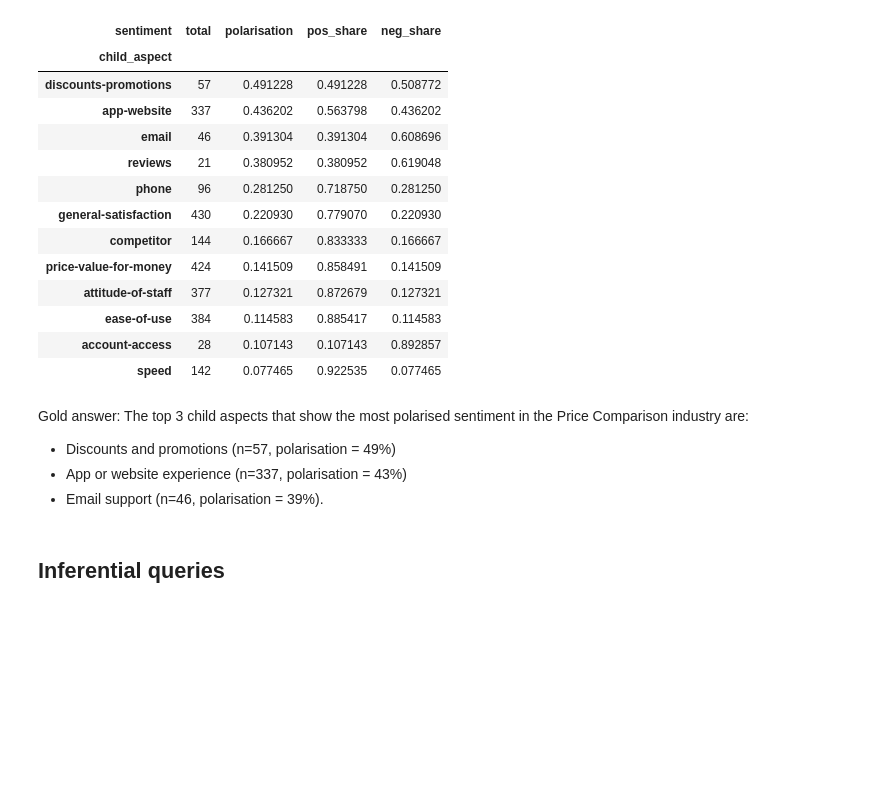
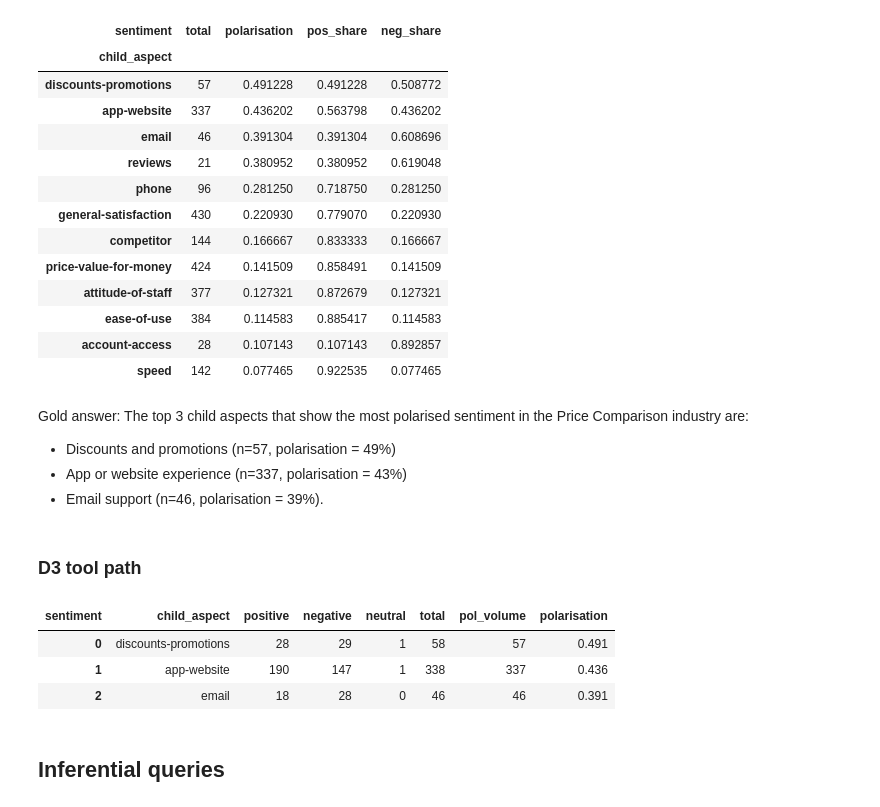
Before and after one commit to zhenyenchan/msc-cx-agent-bench, a Jupyter notebook: notebooks/question-set-1.ipynb, the cells around one changed output. Cells and saved outputs as stored; diff of their text form; code cells hidden in the pictures; blank space fills up the shorter version.

```diff
--- a/notebooks/question-set-1.ipynb
+++ b/notebooks/question-set-1.ipynb
@@ -193,6 +245,20 @@ Gold answer: The top 3 child aspects that show the most polarised sentiment in t
 - Discounts and promotions (n=57, polarisation = 49%)
 - App or website experience (n=337, polarisation = 43%)
 - Email support (n=46, polarisation = 39%).
+# %% [markdown]
+### D3 tool path
+# %%
+d3_step1 = filter_data(df, industry='Price Comparison')
+d3_step2 = sentiment_breakdown(d3_step1, 'child_aspect')
+d3_step3 = add_polarisation(d3_step2)
+d3_step4 = apply_min_volume(d3_step3, min_volume=30, col='pol_volume')
+d3_step5 = rank_top(d3_step4, by='polarisation', top_n=3)
+d3_step5
+# %% [output]
+| sentiment | child_aspect | positive | negative | neutral | total | pol_volume | polarisation |
+| 0 | discounts-promotions | 28 | 29 | 1 | 58 | 57 | 0.491 |
+| 1 | app-website | 190 | 147 | 1 | 338 | 337 | 0.436 |
+| 2 | email | 18 | 28 | 0 | 46 | 46 | 0.391 |
 # %% [markdown]
 ## Inferential queries
 # %% [markdown]
```
Also changed, not shown: parts of 13 cells of this notebook, 1 other file.
